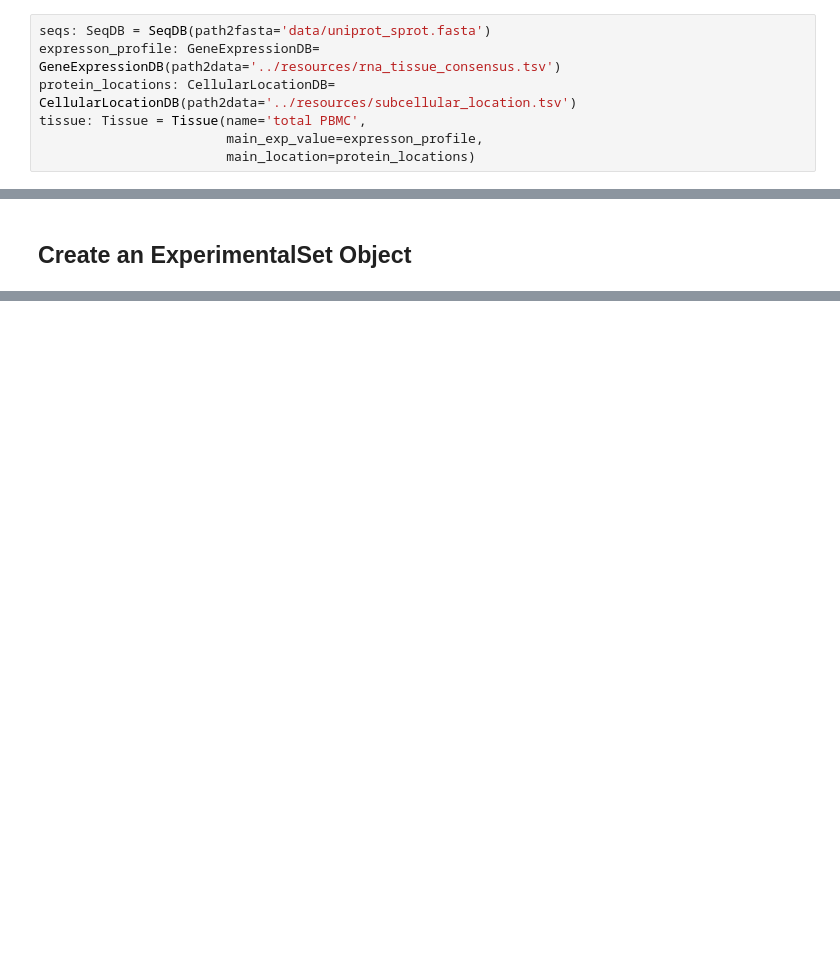
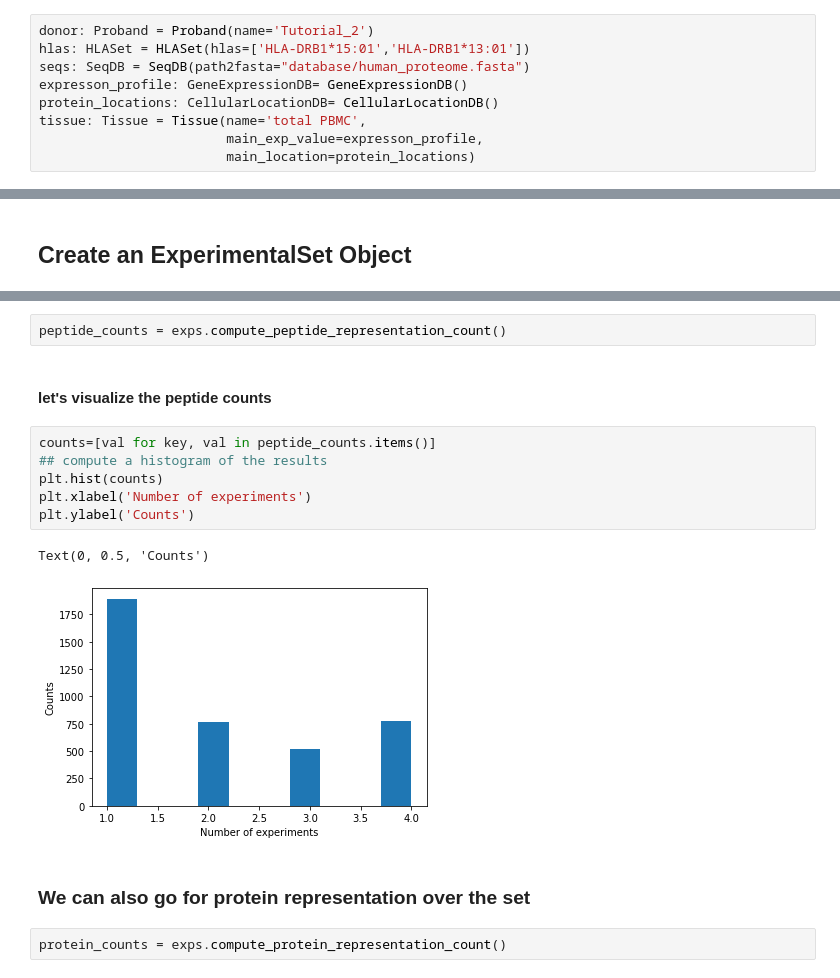
Before and after one commit to ikmb/iptoolkit, a Jupyter notebook: Tutorials/Tutorial_three_comparing_different_experiments.ipynb, the cells around one changed output, grey strips where cells are left out. Cells and saved outputs as stored; diff of their text form; blank space fills up the shorter version.

Commit message:
updating the tutorials to IPTK version 0.4.0

```diff
--- a/Tutorials/Tutorial_three_comparing_different_experiments.ipynb
+++ b/Tutorials/Tutorial_three_comparing_different_experiments.ipynb
@@ -29,9 +46,11 @@ from typing import List, Dict
 # %% [markdown]
 ## Define the experiment-invarients
 # %%
-seqs: SeqDB = SeqDB(path2fasta='data/uniprot_sprot.fasta')
-expresson_profile: GeneExpressionDB= GeneExpressionDB(path2data='../resources/rna_tissue_consensus.tsv')
-protein_locations: CellularLocationDB= CellularLocationDB(path2data='../resources/subcellular_location.tsv')
+donor: Proband = Proband(name='Tutorial_2')
+hlas: HLASet = HLASet(hlas=['HLA-DRB1*15:01','HLA-DRB1*13:01'])
+seqs: SeqDB = SeqDB(path2fasta="database/human_proteome.fasta")
+expresson_profile: GeneExpressionDB= GeneExpressionDB()
+protein_locations: CellularLocationDB= CellularLocationDB()
 tissue: Tissue = Tissue(name='total PBMC',
                         main_exp_value=expresson_profile,
                         main_location=protein_locations)
@@ -308,0 +130,17 @@ fig=plot_change_in_presentation_between_experiment(distance_tensor,0,1)
+# %%
+peptide_counts = exps.compute_peptide_representation_count()
+# %% [markdown]
+#### let's visualize the peptide counts
+# %%
+counts=[val for key, val in peptide_counts.items()]
+## compute a histogram of the results
+plt.hist(counts)
+plt.xlabel('Number of experiments')
+plt.ylabel('Counts')
+# %% [output]
+Text(0, 0.5, 'Counts')
+[figure, added]
+# %% [markdown]
+### We can also go for protein representation over the set
+# %%
+protein_counts = exps.compute_protein_representation_count()
```
Also changed, not shown: parts of 89 cells of this notebook, 19 other files.
